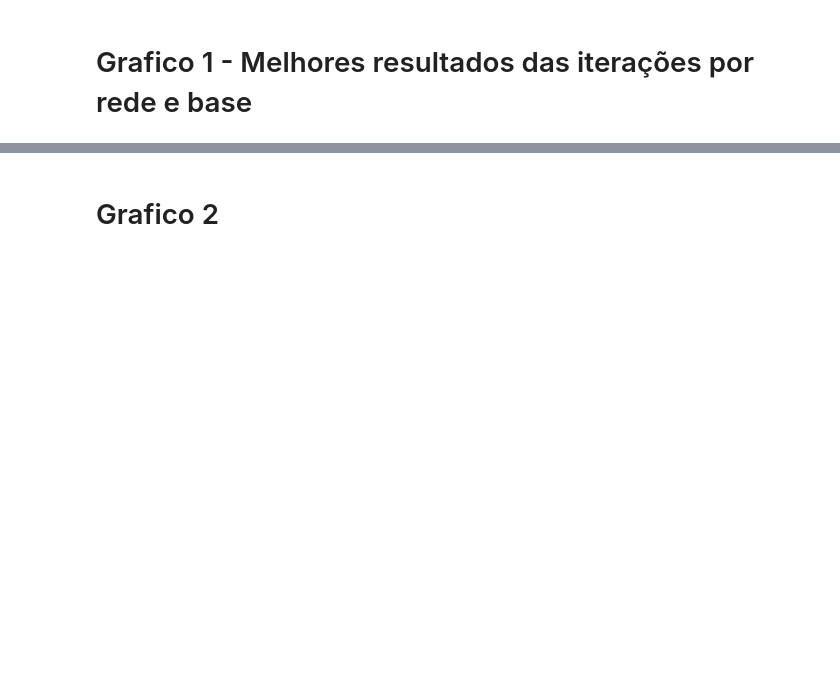
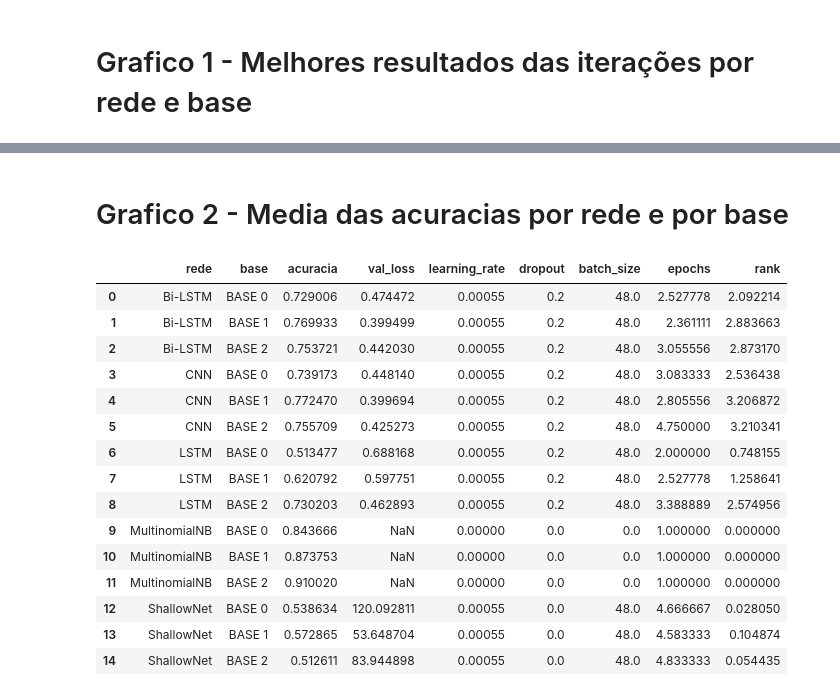
Before and after one commit to LuanPCunha/TCC, a Jupyter notebook: ProduzGraficos.ipynb, the cells around one changed output, grey strips where cells are left out. Drawn from its saved outputs; the diff is of its cells as text; code cells hidden in the pictures; blank space fills up the shorter version.

```diff
--- a/ProduzGraficos.ipynb
+++ b/ProduzGraficos.ipynb
@@ -259,5 +295,3 @@ for confusion_matrix, rede, base in zip(Graficos1.confusion_matrix, Graficos1.re
 for train_resume, rede, base, otimizador  in zip(Graficos1.train_resume, Graficos1.rede, Graficos1.base, Graficos1.otimizador):
   plot_accuracy(json.loads(train_resume), rede, base, otimizador)
   plot_loss(json.loads(train_resume), rede, base, otimizador)
-# %% [markdown]
-# Grafico 2
@@ -264,3 +300,33 @@ for train_resume, rede, base, otimizador  in zip(Graficos1.train_resume, Grafico
+# %% [markdown]
+# Grafico 2 - Media das acuracias por rede e por base
+# %%
+# Tabela3 = resultados.drop(['roc_curve', 'train_resume','confusion_matrix', 'learning_rate', 'dropout', 'epochs', 'rank', 'batch_size'], axis='columns')
+Grafico2 = resultados.copy()
+TabelaAux = Grafico2.copy()
+indices = TabelaAux[TabelaAux['rede']=='MultinomialNB'].index
+for indice in indices:
+  Grafico2.at[indice,'otimizador']='None'
+
+Grafico2.sort_values(by=['acuracia'], ascending=[False], inplace = True)
+Grafico2 = Grafico2.groupby(["rede", "base"],  as_index=False).mean()
+Grafico2
+# %% [output]
+|  | rede | base | acuracia | val_loss | learning_rate | dropout | batch_size | epochs | rank |
+| 0 | Bi-LSTM | BASE 0 | 0.729006 | 0.474472 | 0.00055 | 0.2 | 48.0 | 2.527778 | 2.092214 |
+| 1 | Bi-LSTM | BASE 1 | 0.769933 | 0.399499 | 0.00055 | 0.2 | 48.0 | 2.361111 | 2.883663 |
+| 2 | Bi-LSTM | BASE 2 | 0.753721 | 0.442030 | 0.00055 | 0.2 | 48.0 | 3.055556 | 2.873170 |
+| 3 | CNN | BASE 0 | 0.739173 | 0.448140 | 0.00055 | 0.2 | 48.0 | 3.083333 | 2.536438 |
+| 4 | CNN | BASE 1 | 0.772470 | 0.399694 | 0.00055 | 0.2 | 48.0 | 2.805556 | 3.206872 |
+| 5 | CNN | BASE 2 | 0.755709 | 0.425273 | 0.00055 | 0.2 | 48.0 | 4.750000 | 3.210341 |
+| 6 | LSTM | BASE 0 | 0.513477 | 0.688168 | 0.00055 | 0.2 | 48.0 | 2.000000 | 0.748155 |
+| 7 | LSTM | BASE 1 | 0.620792 | 0.597751 | 0.00055 | 0.2 | 48.0 | 2.527778 | 1.258641 |
+| 8 | LSTM | BASE 2 | 0.730203 | 0.462893 | 0.00055 | 0.2 | 48.0 | 3.388889 | 2.574956 |
+| 9 | MultinomialNB | BASE 0 | 0.843666 | NaN | 0.00000 | 0.0 | 0.0 | 1.000000 | 0.000000 |
+| 10 | MultinomialNB | BASE 1 | 0.873753 | NaN | 0.00000 | 0.0 | 0.0 | 1.000000 | 0.000000 |
+| 11 | MultinomialNB | BASE 2 | 0.910020 | NaN | 0.00000 | 0.0 | 0.0 | 1.000000 | 0.000000 |
+| 12 | ShallowNet | BASE 0 | 0.538634 | 120.092811 | 0.00055 | 0.0 | 48.0 | 4.666667 | 0.028050 |
+| 13 | ShallowNet | BASE 1 | 0.572865 | 53.648704 | 0.00055 | 0.0 | 48.0 | 4.583333 | 0.104874 |
+| 14 | ShallowNet | BASE 2 | 0.512611 | 83.944898 | 0.00055 | 0.0 | 48.0 | 4.833333 | 0.054435 |
 # %%
 for train_resume, rede, base, otimizador  in zip(resultados.train_resume, resultados.rede, resultados.base, resultados.otimizador):
   plot_accuracy(json.loads(train_resume), rede, base, otimizador)
```
Also changed, not shown: parts of 6 cells of this notebook.
